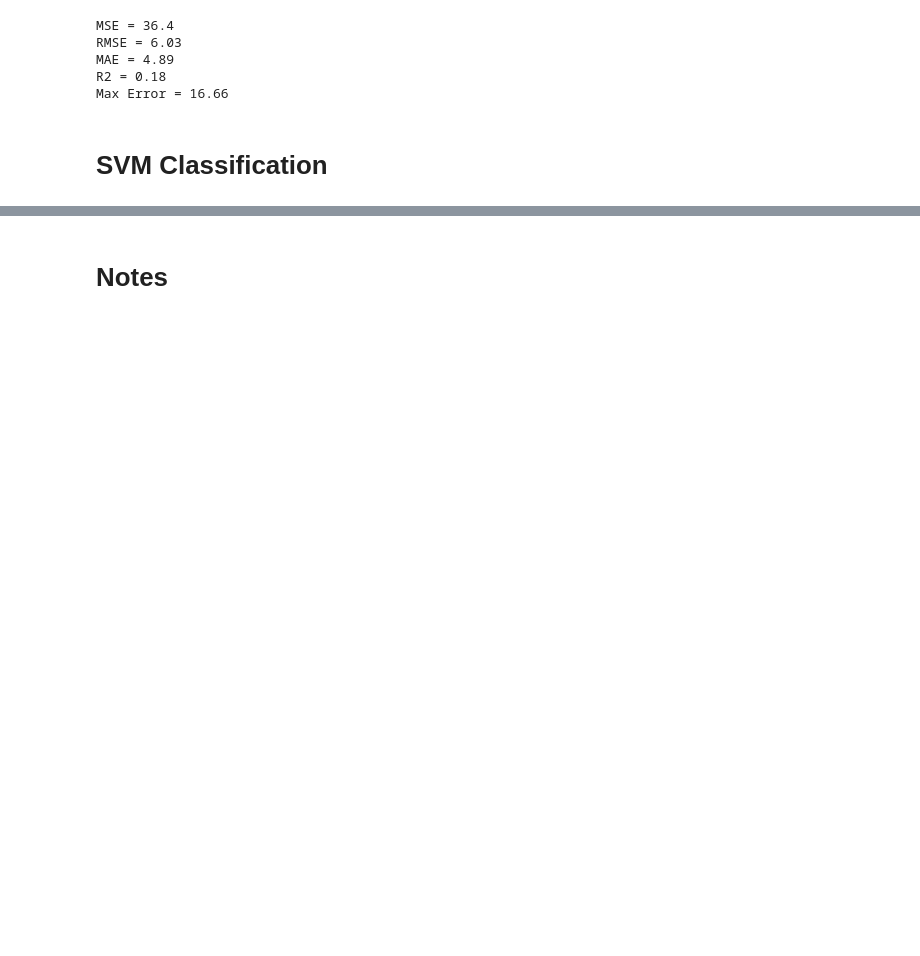
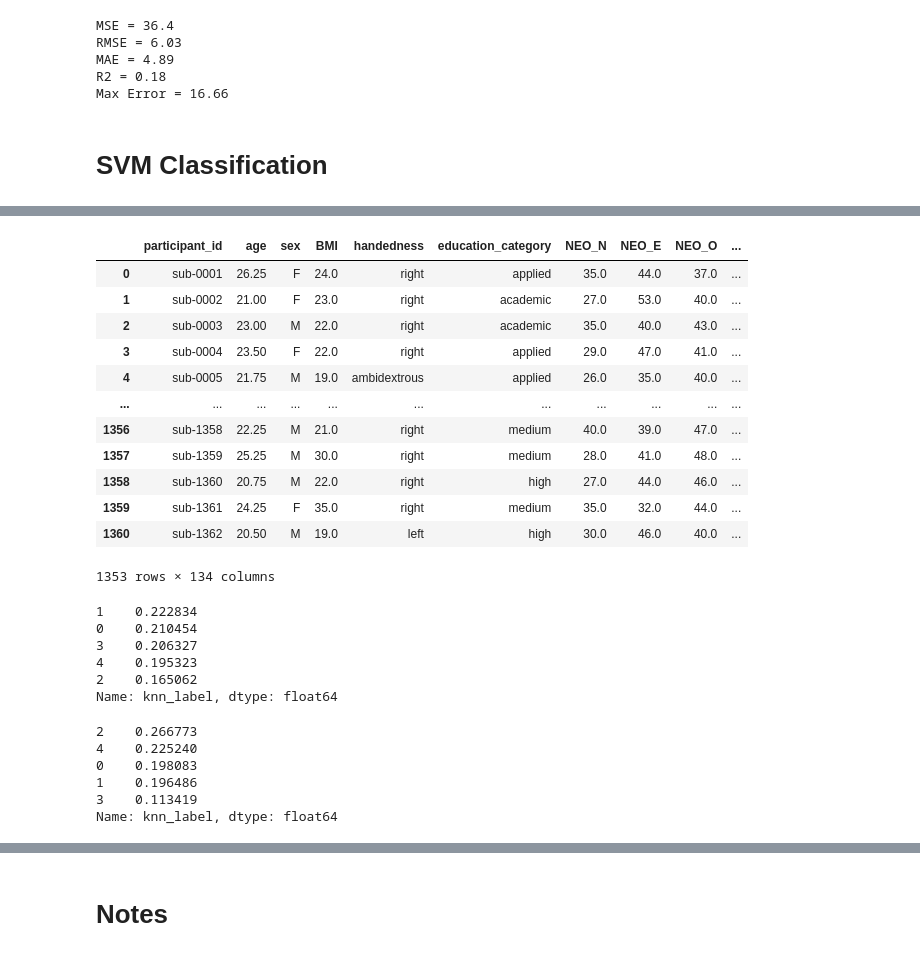
Before and after one commit to lukevano/mri_personality, a Jupyter notebook: notebooks/lv_lewagon_mri.ipynb, the cells around one changed output, grey strips where cells are left out. Cells and saved outputs as stored; diff of their text form; code cells hidden in the pictures; blank space fills up the shorter version.

```diff
--- a/notebooks/lv_lewagon_mri.ipynb
+++ b/notebooks/lv_lewagon_mri.ipynb
@@ -1366,0 +1807,14 @@ cv_results
+# %%
+y_sex = sex_df.iloc[:, 6:11]
+clusters = KMeans(n_clusters=5, random_state=0)
+scaler = StandardScaler()
+y_scaled = pd.DataFrame(scaler.fit_transform(y_sex), columns=y_disc.columns)
+clusters.fit_transform(y_scaled)
+centers = pd.DataFrame(scaler.inverse_transform(clusters.cluster_centers_),columns=y_disc.columns)
+print('KNN centers')
+print('')
+print(centers) # The centers may be different from what others use- They often change position too
+print('')
+print('KNN normalised')
+centers2 = pd.DataFrame(clusters.cluster_centers_,columns=y_disc.columns)
+centers2
@@ -1366,0 +1844,6 @@ cv_results
+# %%
+# Add the KNN labels to the master df
+target_df = sex_df
+knn_label = clusters.labels_
+target_df['knn_label'] = knn_label
+target_df.knn_label.value_counts()
@@ -1366,0 +1862,8 @@ cv_results
+# %%
+# Gaussian clustering
+gaussian_clusters = gm = GaussianMixture(n_components=5, random_state=0)
+gaussian_clusters.fit(y_scaled)
+gaussian_centers = pd.DataFrame(scaler.inverse_transform(gaussian_clusters.means_),columns=y_disc.columns)
+gaussian_label = gaussian_clusters.predict(y_scaled)
+target_df['gaussian_label'] = gaussian_label
+target_df.gaussian_label.value_counts()
@@ -1366,0 +1882,16 @@ cv_results
+# %%
+target_df
+# %% [output]
+|  | participant_id | age | sex | BMI | handedness | education_category | NEO_N | NEO_E | NEO_O | ... |
+| 0 | sub-0001 | 26.25 | F | 24.0 | right | applied | 35.0 | 44.0 | 37.0 | ... |
+| 1 | sub-0002 | 21.00 | F | 23.0 | right | academic | 27.0 | 53.0 | 40.0 | ... |
+| 2 | sub-0003 | 23.00 | M | 22.0 | right | academic | 35.0 | 40.0 | 43.0 | ... |
+| 3 | sub-0004 | 23.50 | F | 22.0 | right | applied | 29.0 | 47.0 | 41.0 | ... |
+| 4 | sub-0005 | 21.75 | M | 19.0 | ambidextrous | applied | 26.0 | 35.0 | 40.0 | ... |
+| ... | ... | ... | ... | ... | ... | ... | ... | ... | ... | ... |
+| 1356 | sub-1358 | 22.25 | M | 21.0 | right | medium | 40.0 | 39.0 | 47.0 | ... |
+| 1357 | sub-1359 | 25.25 | M | 30.0 | right | medium | 28.0 | 41.0 | 48.0 | ... |
+| 1358 | sub-1360 | 20.75 | M | 22.0 | right | high | 27.0 | 44.0 | 46.0 | ... |
+| 1359 | sub-1361 | 24.25 | F | 35.0 | right | medium | 35.0 | 32.0 | 44.0 | ... |
+| 1360 | sub-1362 | 20.50 | M | 19.0 | left | high | 30.0 | 46.0 | 40.0 | ... |
+1353 rows × 134 columns
@@ -1366,0 +1906,18 @@ cv_results
+# %%
+y_f_knn.value_counts(normalize=True)
+# %% [output]
+1    0.222834
+0    0.210454
+3    0.206327
+4    0.195323
+2    0.165062
+Name: knn_label, dtype: float64
+# %%
+y_m_knn.value_counts(normalize=True)
+# %% [output]
+2    0.266773
+4    0.225240
+0    0.198083
+1    0.196486
+3    0.113419
+Name: knn_label, dtype: float64
```
Also changed, not shown: parts of 86 cells of this notebook.
